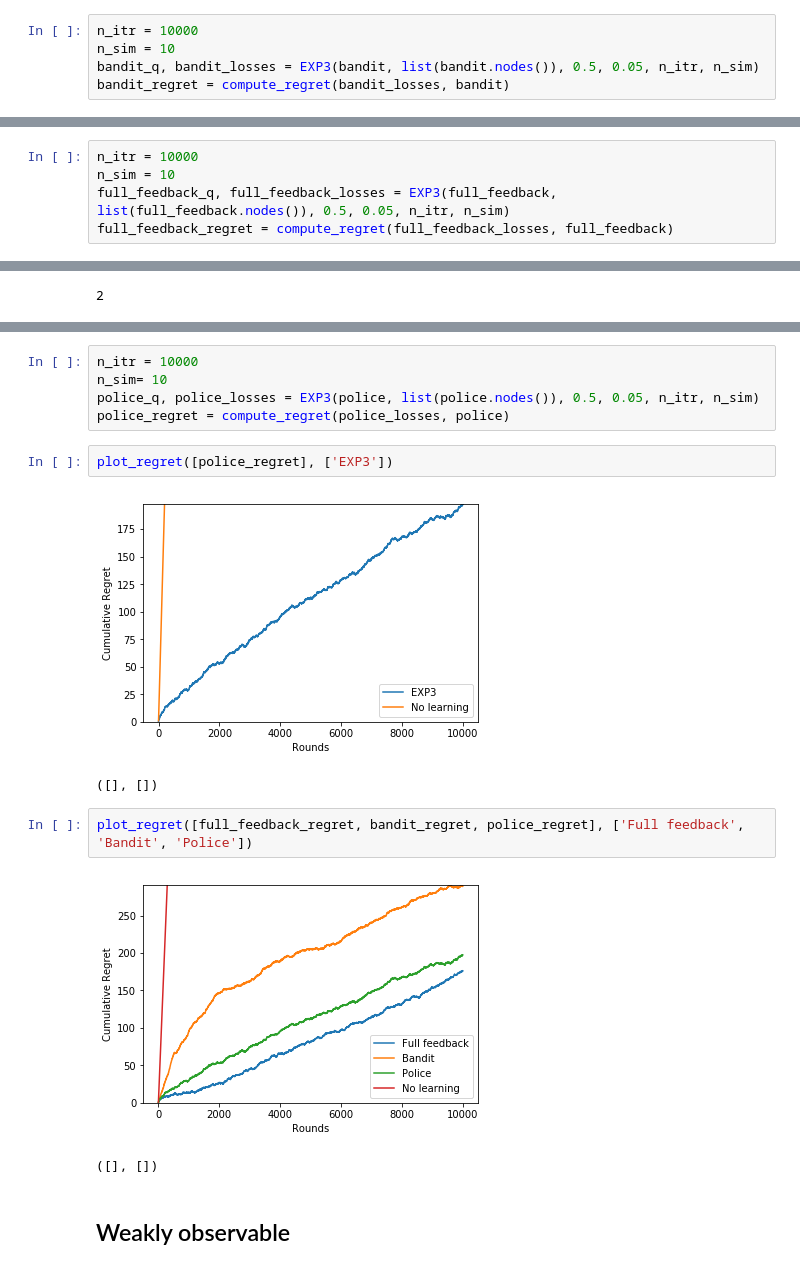
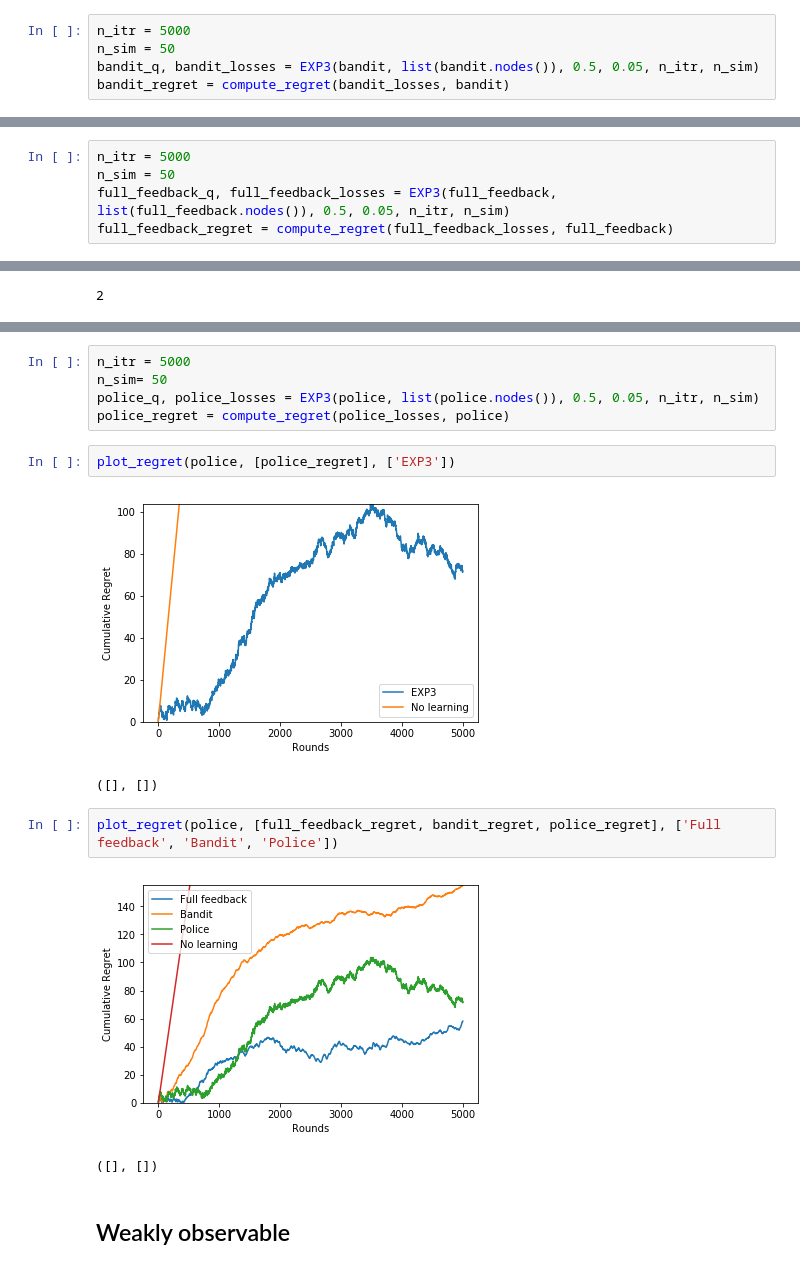
Before and after one commit to funboarder13920/GML-Project, a Jupyter notebook: EXP3.ipynb, the cells around one changed output, grey strips where cells are left out. Drawn from its saved outputs; the diff is of its cells as text.

```diff
--- a/EXP3.ipynb
+++ b/EXP3.ipynb
@@ -162,6 +168,6 @@ plt.show()
 # %%
-n_itr = 10000
-n_sim = 10
+n_itr = 5000
+n_sim = 50
 bandit_q, bandit_losses = EXP3(bandit, list(bandit.nodes()), 0.5, 0.05, n_itr, n_sim)
 bandit_regret = compute_regret(bandit_losses, bandit)
 # %%
@@ -204,6 +210,6 @@ plt.show()
 # %%
-n_itr = 10000
-n_sim = 10
+n_itr = 5000
+n_sim = 50
 full_feedback_q, full_feedback_losses = EXP3(full_feedback, list(full_feedback.nodes()), 0.5, 0.05, n_itr, n_sim)
 full_feedback_regret = compute_regret(full_feedback_losses, full_feedback)
 # %%
@@ -239,17 +246,17 @@ plt.show()
 # %%
-n_itr = 10000
-n_sim= 10
+n_itr = 5000
+n_sim= 50
 police_q, police_losses = EXP3(police, list(police.nodes()), 0.5, 0.05, n_itr, n_sim)
 police_regret = compute_regret(police_losses, police)
 # %%
-plot_regret([police_regret], ['EXP3'])
+plot_regret(police, [police_regret], ['EXP3'])
 # %% [output]
-[figure, old version]
+[figure, new version]
 ([], [])
 # %%
-plot_regret([full_feedback_regret, bandit_regret, police_regret], ['Full feedback', 'Bandit', 'Police'])
+plot_regret(police, [full_feedback_regret, bandit_regret, police_regret], ['Full feedback', 'Bandit', 'Police'])
 # %% [output]
-[figure, old version]
+[figure, new version]
 ([], [])
 # %% [markdown]
 ## Weakly observable
```
Also changed, not shown: parts of 25 cells of this notebook, 2 other files.
